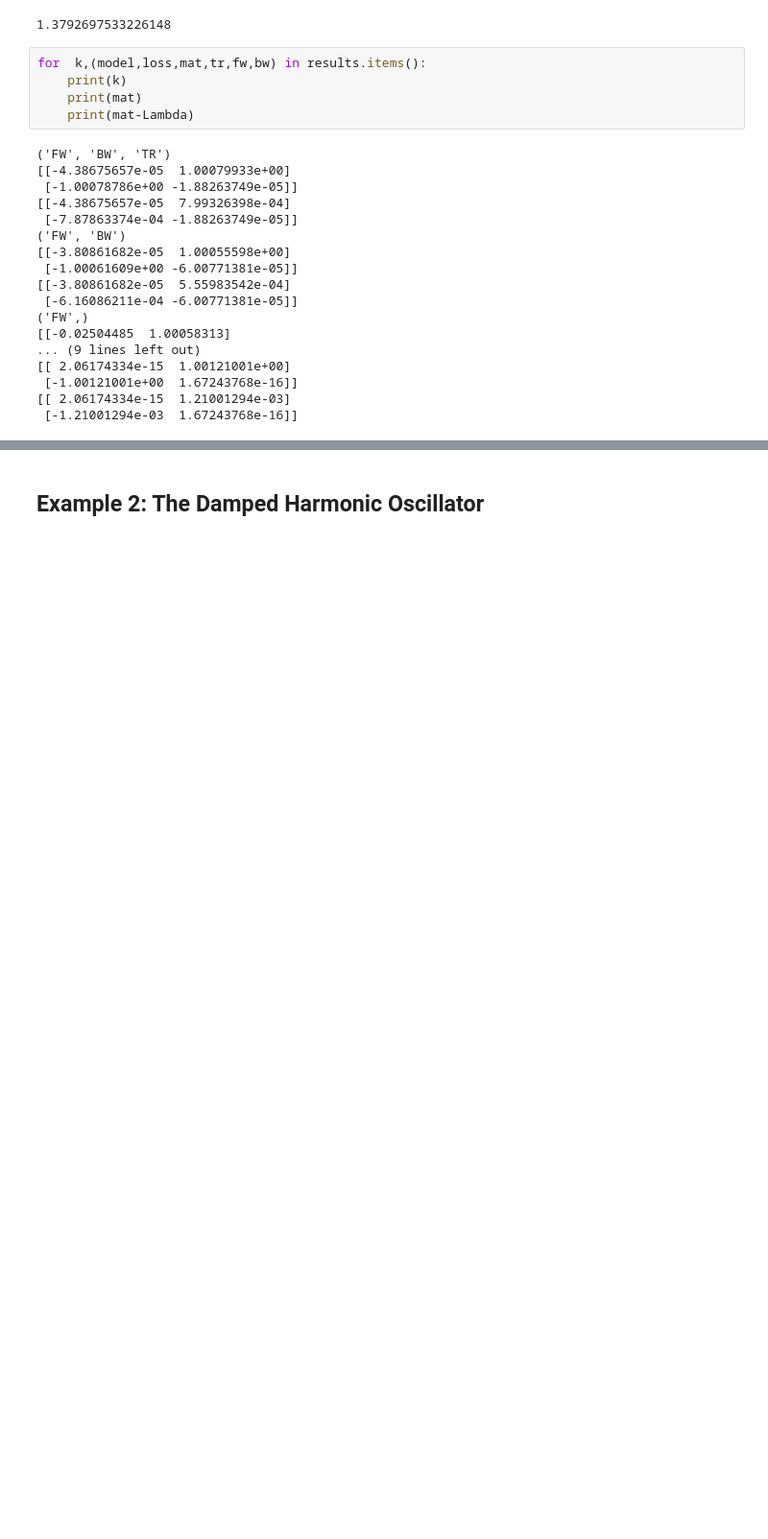
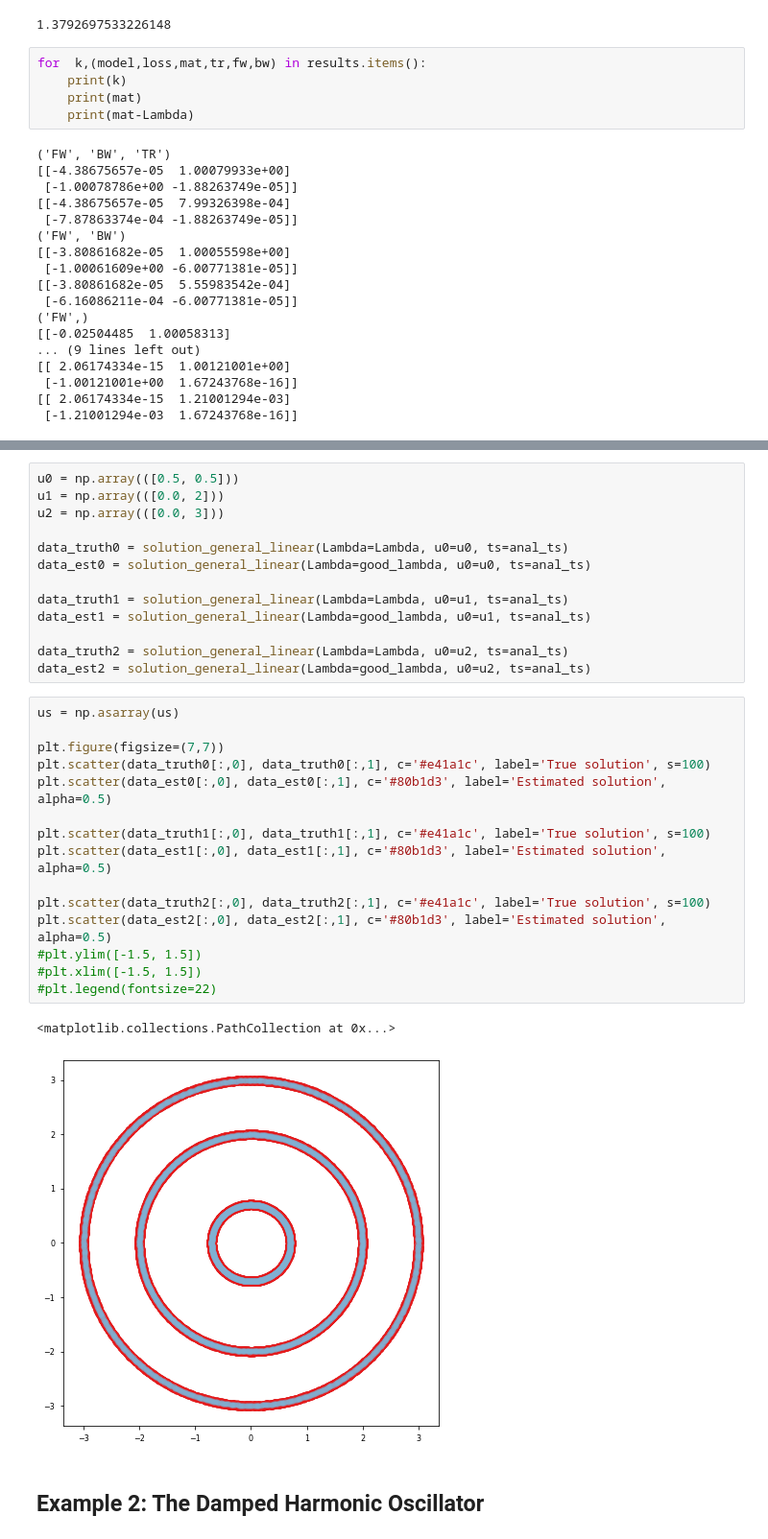
Before and after one commit to afqueiruga/on_learned_dynamics, a Jupyter notebook: experiments.ipynb, the cells around one changed output, grey strips where cells are left out. Shown at 96% size. Drawn from its saved outputs; the diff is of its cells as text; blank space fills up the shorter version.

```diff
--- a/experiments.ipynb
+++ b/experiments.ipynb
@@ -276,2 +300,33 @@ for  k,(model,loss,mat,tr,fw,bw) in results.items():
+# %%
+u0 = np.array(([0.5, 0.5]))
+u1 = np.array(([0.0, 2]))
+u2 = np.array(([0.0, 3]))
+
+data_truth0 = solution_general_linear(Lambda=Lambda, u0=u0, ts=anal_ts)
+data_est0 = solution_general_linear(Lambda=good_lambda, u0=u0, ts=anal_ts)
+
+data_truth1 = solution_general_linear(Lambda=Lambda, u0=u1, ts=anal_ts)
+data_est1 = solution_general_linear(Lambda=good_lambda, u0=u1, ts=anal_ts)
+
+data_truth2 = solution_general_linear(Lambda=Lambda, u0=u2, ts=anal_ts)
+data_est2 = solution_general_linear(Lambda=good_lambda, u0=u2, ts=anal_ts)
+# %%
+us = np.asarray(us)
+
+plt.figure(figsize=(7,7))
+plt.scatter(data_truth0[:,0], data_truth0[:,1], c='#e41a1c', label='True solution', s=100)
+plt.scatter(data_est0[:,0], data_est0[:,1], c='#80b1d3', label='Estimated solution', alpha=0.5)
+
+plt.scatter(data_truth1[:,0], data_truth1[:,1], c='#e41a1c', label='True solution', s=100)
+plt.scatter(data_est1[:,0], data_est1[:,1], c='#80b1d3', label='Estimated solution', alpha=0.5)
+
+plt.scatter(data_truth2[:,0], data_truth2[:,1], c='#e41a1c', label='True solution', s=100)
+plt.scatter(data_est2[:,0], data_est2[:,1], c='#80b1d3', label='Estimated solution', alpha=0.5)
+#plt.ylim([-1.5, 1.5])
+#plt.xlim([-1.5, 1.5])
+#plt.legend(fontsize=22)
+# %% [output]
+<matplotlib.collections.PathCollection at 0x...>
+[figure, added]
 # %% [markdown]
 ## Example 2: The Damped Harmonic Oscillator
```
Also changed, not shown: parts of 4 cells of this notebook.
